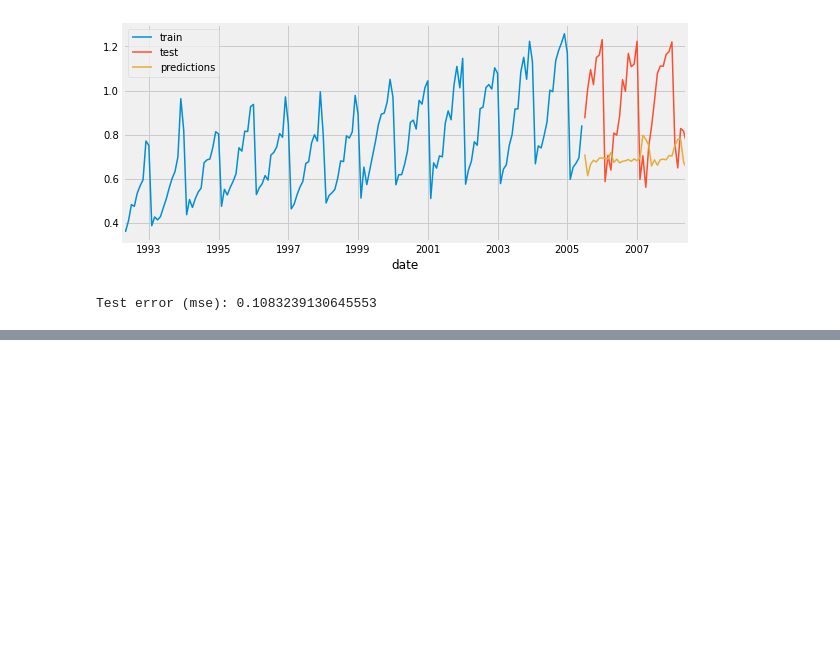
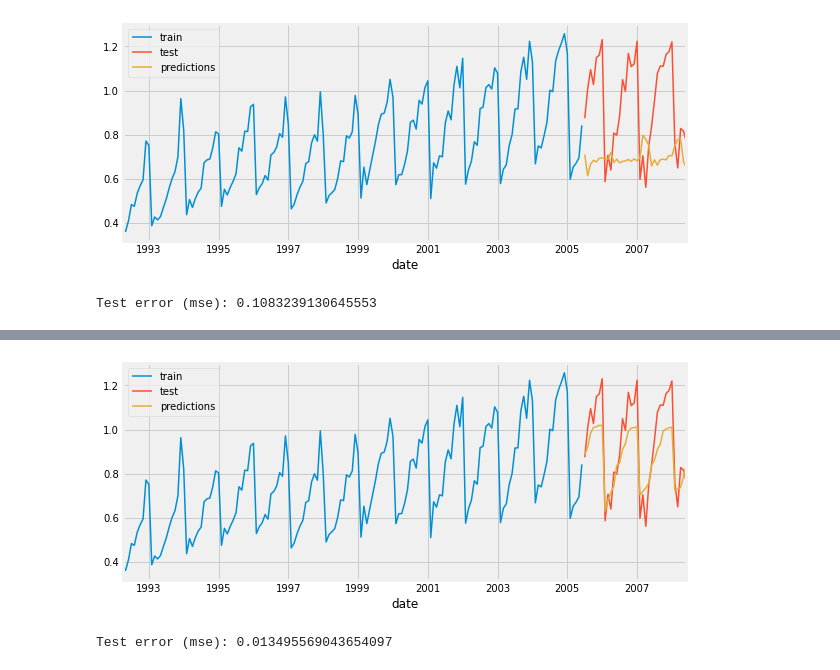
Before and after one commit to chungdz/COEN344, a Jupyter notebook: HW5/Time series.ipynb, the cells around one changed output, grey strips where cells are left out. Saved outputs shown, nothing was run; the diff lists cells and outputs as text; code cells hidden in the pictures; blank space fills up the shorter version.

```diff
--- a/HW5/Time series.ipynb
+++ b/HW5/Time series.ipynb
@@ -180,0 +203,35 @@ Number of models compared: 12
+# %%
+# Create and train forecaster with the best hyperparameters
+# ==============================================================================
+regressor = RandomForestRegressor(max_depth=3, n_estimators=500, random_state=123)
+
+forecaster = ForecasterAutoreg(
+                regressor = regressor,
+                lags      = 20
+                )
+
+forecaster.fit(y=data_train['y'], exog=data_train[['exog_1', 'exog_2']])
+# %%
+# Predictions
+# ==============================================================================
+predictions = forecaster.predict(steps=steps, exog=data_train[['exog_1', 'exog_2']])
+# %%
+# Plot
+# ==============================================================================
+fig, ax = plt.subplots(figsize=(9, 4))
+data_train['y'].plot(ax=ax, label='train')
+data_test['y'].plot(ax=ax, label='test')
+predictions.plot(ax=ax, label='predictions')
+ax.legend();
+# %% [output]
+[figure, added]
+# %%
+# Error de test
+# ==============================================================================
+error_mse = mean_squared_error(
+                y_true = data_test['y'],
+                y_pred = predictions
+                )
+print(f"Test error (mse): {error_mse}")
+# %% [output]
+Test error (mse): 0.013495569043654097
```
Also changed, not shown: parts of 2 cells of this notebook.
